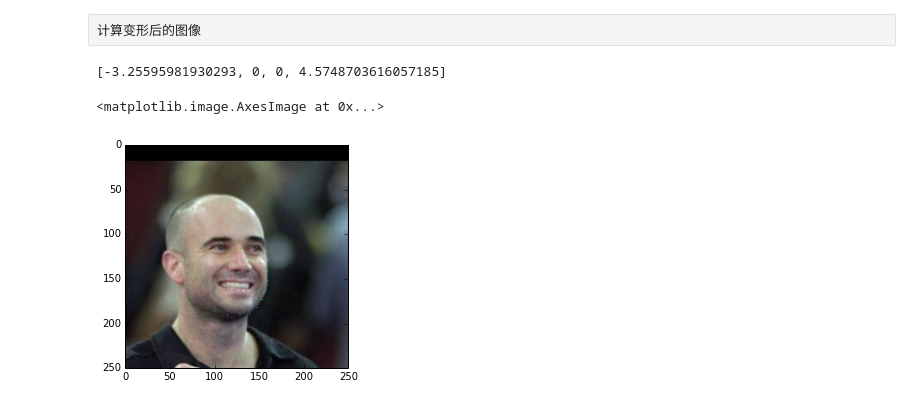
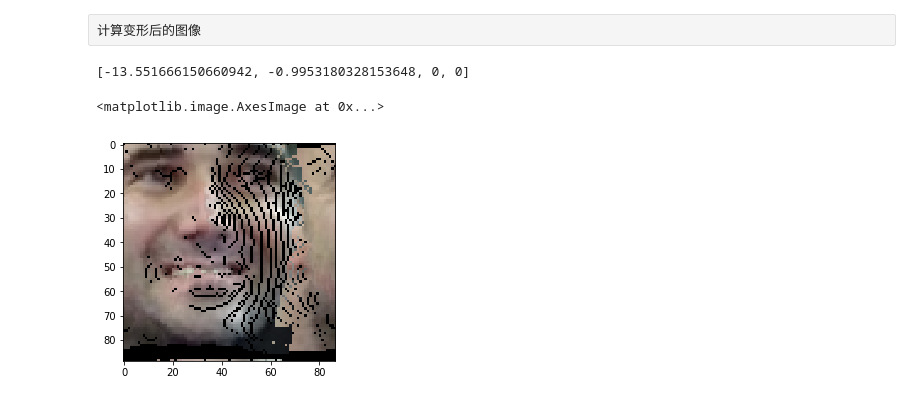
Before and after one commit to corganhejijun/MachineLearning, a Jupyter notebook: Face_Generate/Mark face with point.ipynb, the cells around one changed output. Drawn from its saved outputs; the diff is of its cells as text; code cells hidden in the pictures.

```diff
--- a/Face_Generate/Mark face with point.ipynb
+++ b/Face_Generate/Mark face with point.ipynb
@@ -110,7 +112,7 @@ for i in range(len(profileFullImg)):
         found = False
         for k in range(profileShape.num_parts):
             if (profileShape.part(k).x == j and profileShape.part(k).y == i):
-                newProfileImage[i][j] = [k*2,255-k*3,k*3]
+                newProfileImage[i,j] = [k*2,255-k*3,k*3]
                 break
 plt.imshow(newProfileImage[pyMin:pyMax,pxMin:pxMax,:])
 # %% [output]
@@ -138,10 +142,13 @@ for i in range(profileShape.num_parts):
+# %%
+cropPFace = newProfileImage[pyMin:pyMax,pxMin:pxMax,:]
 # %%
 solver = MLSQ.MovingLSQ(controlSrcPts, controlDstPts)
-imgIdx = numpy.zeros((len(newProfileImage)*len(newProfileImage[0]),2))
+imgIdx = numpy.zeros((len(cropPFace)*len(cropPFace[0]),2))
 
-for i in range(len(newProfileImage)):
-    for j in range(len(newProfileImage[0])):
-        imgIdx[i*len(newProfileImage[0]) + j] = [i, j]
+# 先列出原图坐标，再计算每一个像素变换后的坐标
+for i in range(len(cropPFace)):
+    for j in range(len(cropPFace[0])):
+        imgIdx[i*len(cropPFace[0]) + j] = [j, i]    #图片的x坐标对应的是列即j值，y坐标对应的是行即i值
 imgMls = solver.Run_Rigid(imgIdx)
 # %% [output]
    Iteration     Total nfev        Cost      Cost reduction    Step norm     Optimality
@@ -152,7 +171,7 @@ Function evaluations 29, initial cost 6.4500e+25, final cost 6.4500e+25, first-o
 # %% [raw]
 计算变形后的图像
 # %%
-mlsMargin = [0, 0, len(newProfileImage[0]), len(newProfileImage)]
+mlsMargin = [0, 0, len(cropPFace[0]), len(cropPFace)]
 for i in range(len(imgMls)):
     if (imgMls[i][0] < mlsMargin[0]):
         mlsMargin[0] = imgMls[i][0]
@@ -162,26 +181,29 @@ for i in range(len(imgMls)):
         mlsMargin[2] = imgMls[i][0]
     if (imgMls[i][1] > mlsMargin[3]):
         mlsMargin[3] = imgMls[i][1]
-mlsMargin[2] -= len(newProfileImage[0])
-mlsMargin[3] -= len(newProfileImage)
+# 变换后的坐标可能超出原图片大小，需要计算出血值
+mlsMargin[2] -= len(cropPFace[0])
+mlsMargin[3] -= len(cropPFace)
 print mlsMargin
 # %% [output]
-[-3.25595981930293, 0, 0, 4.5748703616057185]
+[-13.551666150660942, -0.9953180328153648, 0, 0]
 # %%
 import math
-imgMlsMap = imgMls.reshape((len(newProfileImage), len(newProfileImage[0]), 2))
+imgMlsMap = imgMls.reshape((len(cropPFace), len(cropPFace[0]), 2))
 leftMargin = math.ceil(mlsMargin[0])
 topMargin = math.ceil(mlsMargin[1])
 rightMargin = math.ceil(mlsMargin[2])
 bottomMargin = math.ceil(mlsMargin[3])
-deformedImage = numpy.zeros((len(newProfileImage) + int(topMargin) + int(bottomMargin),
-                             len(newProfileImage[0]) + int(leftMargin) + int(rightMargin), 3))
-for i in range(len(newProfileImage)):
-    for j in range(len(newProfileImage[0])):
-        x = int(math.floor(imgMlsMap[i, j][0]) + xMargin)
-        y = int(math.floor(imgMlsMap[i, j][1]) + yMargin)
-        deformedImage[y, x] = newProfileImage[i, j]
-plt.imshow(newProfileImage)
+deformedImage = numpy.zeros((len(cropPFace) + int(topMargin) + int(bottomMargin),
+                             len(cropPFace[0]) + int(leftMargin) + int(rightMargin), 3))
+profileFullImg = cv2.cvtColor(cv2.imread(profilePath), cv2.COLOR_BGR2RGB)
+cropImg = profileFullImg[pyMin:pyMax,pxMin:pxMax,:]
+for i in range(len(cropImg)):
+    for j in range(len(cropImg[0])):
+        x = int(math.floor(imgMlsMap[i][j][0]) + leftMargin)
+        y = int(math.floor(imgMlsMap[i][j][1]) + topMargin)
+        deformedImage[y, x] = cropImg[i, j]
+plt.imshow(deformedImage.astype('uint8'))
 # %% [output]
 <matplotlib.image.AxesImage at 0x...>
-[figure, old version]
+[figure, new version]
```
Also changed, not shown: parts of 12 cells of this notebook, 3 other files.
